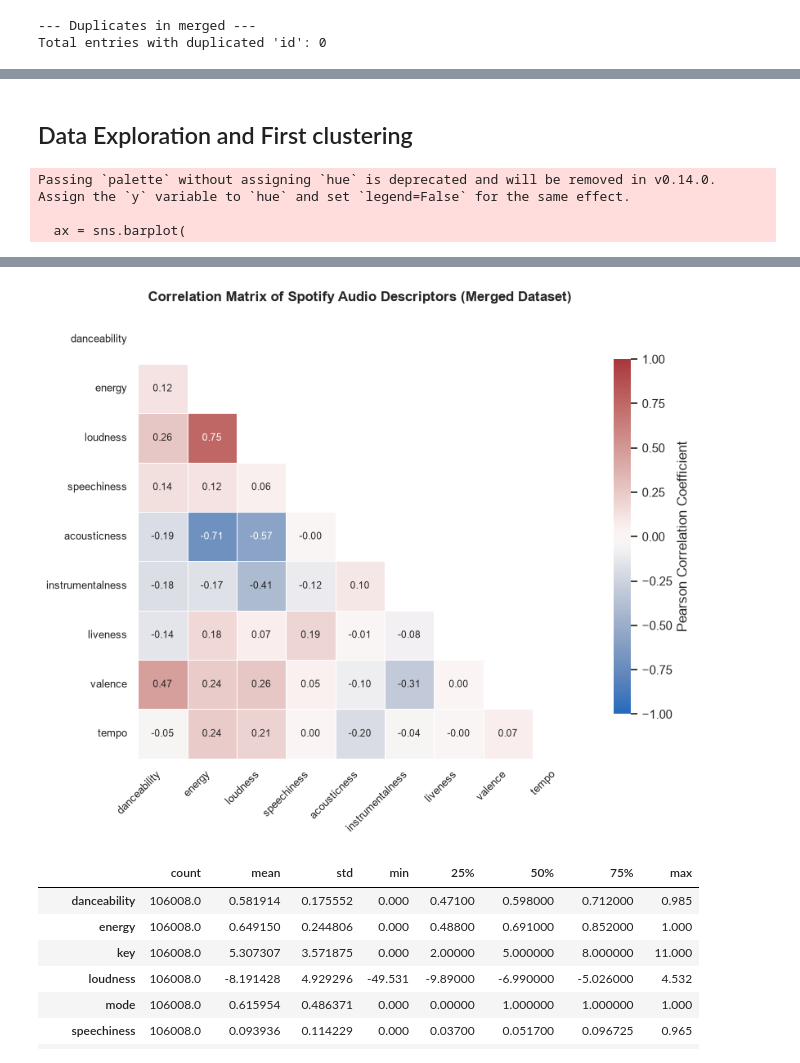
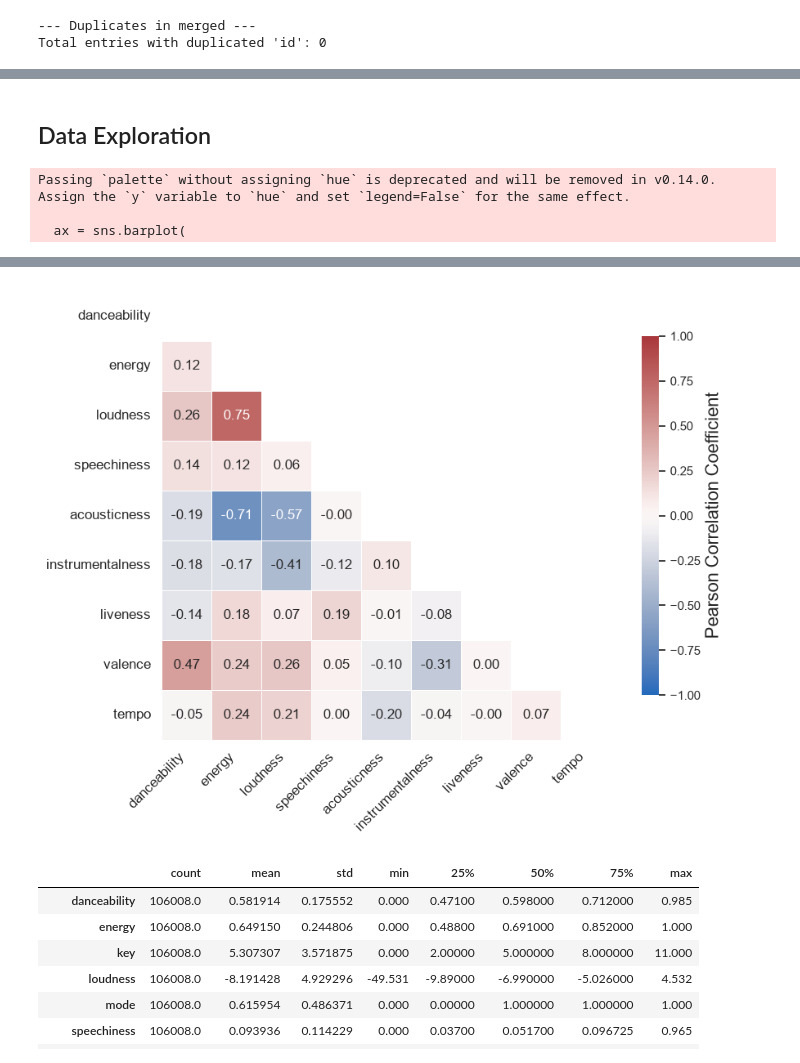
Before and after one commit to Pietro-Farina/spotify-genre-study, a Jupyter notebook: Dataset_cleaning_and_preprocessing.ipynb, the cells around one changed output, grey strips where cells are left out. Drawn from its saved outputs; the diff is of its cells as text; code cells hidden in the pictures.

```diff
--- a/Dataset_cleaning_and_preprocessing.ipynb
+++ b/Dataset_cleaning_and_preprocessing.ipynb
@@ -1628,13 +1540,0 @@ plt.show()
-# %%
-for col in ['key', 'mode']:
-
-    comparison = pd.concat([
-        spotify_df1[col].value_counts(normalize=True),
-        spotify_df2[col].value_counts(normalize=True)
-    ], axis=1)
-
-    comparison.columns = ['Dataset 1', 'Dataset 2']
-
-    comparison.plot(kind='bar')
-    plt.title(col)
-    plt.show()
@@ -1889,5 +1914,5 @@ memory usage: 15.4 MB
 # %% [markdown]
-## Data Exploration and First clustering
+## Data Exploration
 # %%
 import matplotlib.pyplot as plt
 import numpy as np
@@ -1896,6 +1921,14 @@ import seaborn as sns
 
 # Set publication-ready style
 sns.set_theme(style="white", palette="muted")
+
+# Font sizes
+TITLE_SIZE = 18
+LABEL_SIZE = 16
+TICK_SIZE = 12
+ANNOT_SIZE = 12
+COLORBAR_SIZE = 16
+
 
 # ==========================================
 # Figure 2.5: Macro-Genre Distribution
@@ -1914,18 +1947,18 @@ ax = sns.barplot(
 )
 
 # Titles and Axis Formatting
-plt.title(
-    "Distribution of Tracks Across Macro-Genres",
-    fontsize=13,
-    fontweight="bold",
-    pad=12,
-)
-plt.xlabel("Number of Tracks", fontsize=10, labelpad=8)
-plt.ylabel("", fontsize=10)
+# plt.title(
+#     "Distribution of Tracks Across Macro-Genres",
+#     fontsize=TITLE_SIZE,
+#     fontweight="bold",
+#     pad=12,
+# )
+plt.xlabel("Number of Tracks", fontsize=LABEL_SIZE, labelpad=8)
+plt.ylabel("", fontsize=LABEL_SIZE)
 
 # Format x-axis with comma separators (e.g., 10,000)
 ax.xaxis.set_major_formatter("{x:,.0f}")
-ax.tick_params(labelsize=9.5)
+ax.tick_params(labelsize=TICK_SIZE)
 
 # Subtle vertical gridlines behind bars
 ax.grid(axis="x", linestyle=":", alpha=0.6, color="gray")
@@ -1964,7 +1997,7 @@ mask = np.triu(np.ones_like(corr_matrix, dtype=bool))
 plt.figure(figsize=(9, 7))
 
 # Draw diverging heatmap
-sns.heatmap(
+ax =sns.heatmap(
     corr_matrix,
     mask=mask,
     annot=True,  # Display numerical correlation values
@@ -1976,18 +2009,24 @@ sns.heatmap(
     square=True,
     linewidths=0.5,
     cbar_kws={"shrink": 0.8, "label": "Pearson Correlation Coefficient"},
-    annot_kws={"size": 8.5},
+    annot_kws={"size": ANNOT_SIZE},
 )
 
+# 2. Access the colorbar axes to change font sizes
+cbar_axes = ax.collections[0].colorbar.ax
+
+# Change the main colorbar title/label font size
+cbar_axes.yaxis.label.set_size(16)
+
 # Formatting
-plt.title(
-    "Correlation Matrix of Spotify Audio Descriptors (Merged Dataset)",
-    fontsize=12,
-    fontweight="bold",
-    pad=12,
-)
-plt.xticks(rotation=45, ha="right", fontsize=9.5)
-plt.yticks(rotation=0, fontsize=9.5)
+# plt.title(
+#     "Correlation Matrix of Spotify Audio Descriptors (Merged Dataset)",
+#     fontsize=TITLE_SIZE,
+#     fontweight="bold",
+#     pad=12,
+# )
+plt.xticks(rotation=45, ha="right", fontsize=TICK_SIZE)
+plt.yticks(rotation=0, fontsize=TICK_SIZE)
 
 plt.tight_layout()
 plt.savefig("correlation_matrix.png", dpi=300)
@@ -2000,4 +2039,4 @@ Passing `palette` without assigning `hue` is deprecated and will be removed in v
-[figure, old version]
+[figure, new version]
 # %%
 merged[musical_feature_columns].describe().T
 # %% [output]
```
Also changed, not shown: parts of 21 cells of this notebook, 14 other files.
